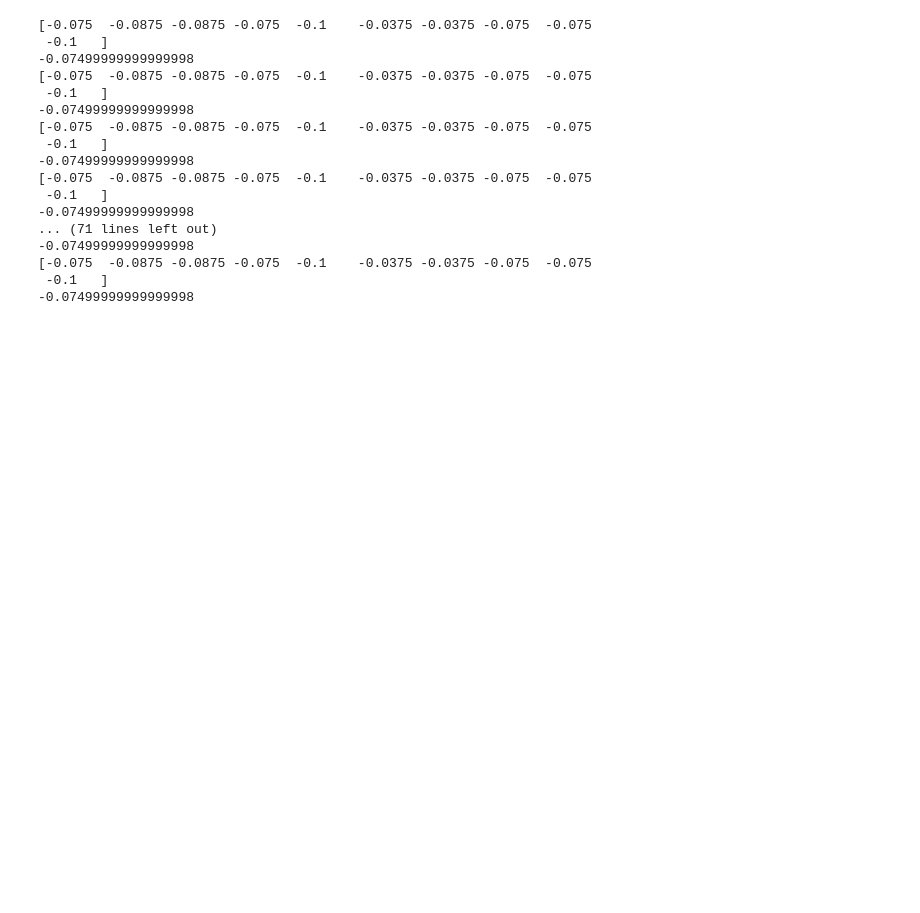
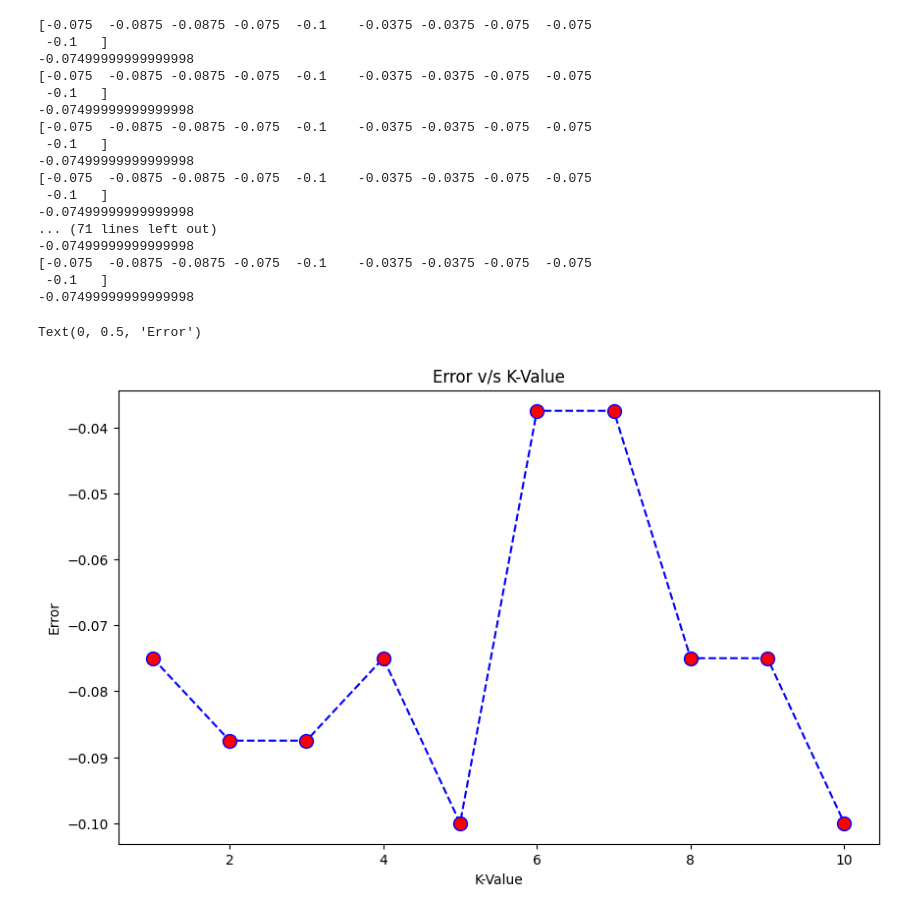
Before and after one commit to NaveenShetter1/Machine-Leaning-Notebooks, a Jupyter notebook: KNNClassifier2Hyper.ipynb, the cells around one changed output. Saved outputs shown, nothing was run; the diff lists cells and outputs as text; code cells hidden in the pictures; blank space fills up the shorter version.

```diff
--- a/KNNClassifier2Hyper.ipynb
+++ b/KNNClassifier2Hyper.ipynb
@@ -397,10 +397,10 @@ cross_vl_acc=[]
 
 for i in range(1,30):
   Knn=KNeighborsClassifier(n_neighbors=i)
-  score=cross_val_score(knn,x_train,y_train,cv=10,scoring='neg_mean_squared_error')
-  print(score)
-  cross_vl_acc.append(score.mean())
-  print(score.mean())
+  error=cross_val_score(knn,x_train,y_train,cv=10,scoring='neg_mean_squared_error')
+  print(error)
+  cross_vl_acc.append(error.mean())
+  print(error.mean())
 
 
 # print(cross_vl_acc)
@@ -423,3 +423,12 @@ for i in range(1,30):
 [-0.075  -0.0875 -0.0875 -0.075  -0.1    -0.0375 -0.0375 -0.075  -0.075
  -0.1   ]
 -0.07499999999999998
+# %%
+plt.figure(figsize=(10,6))
+plt.plot(range(1, len(error) + 1),error,color='blue',linestyle='dashed',marker='o',markersize=10,markerfacecolor='red')
+plt.title('Error v/s K-Value')
+plt.xlabel('K-Value')
+plt.ylabel('Error')
+# %% [output]
+Text(0, 0.5, 'Error')
+[figure, added]
```
Also changed, not shown: parts of 1 cell of this notebook.
